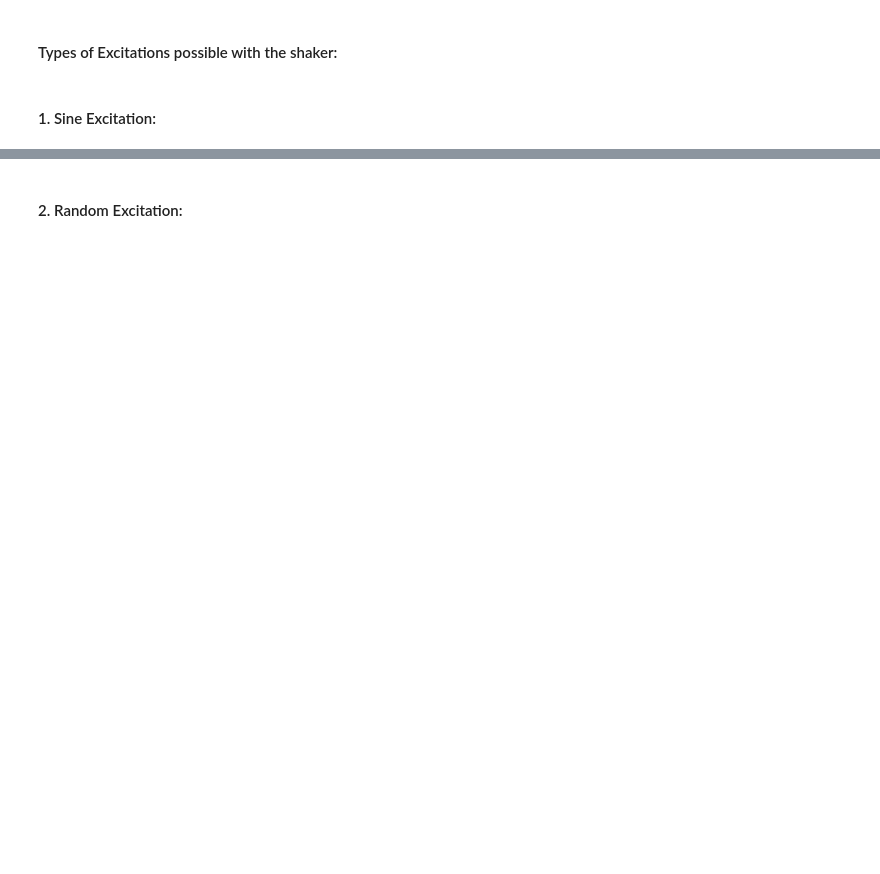
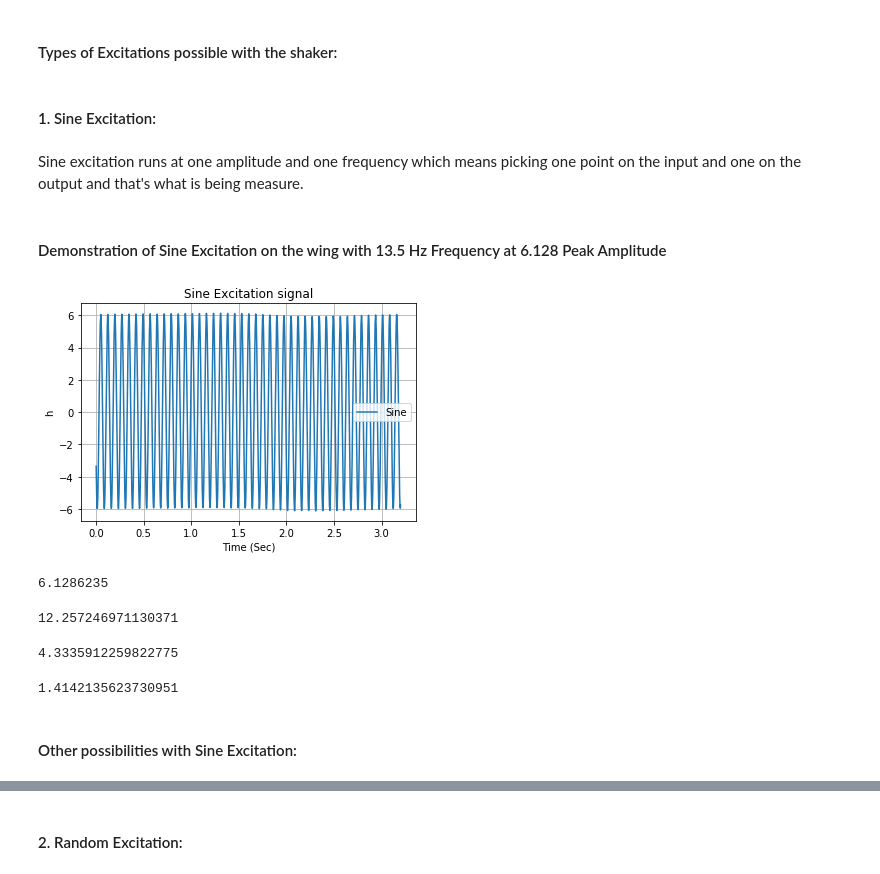
Before and after one commit to josephcslater/MAC_and_Modalupdating, a Jupyter notebook: MAC_JupyterNotebook/MACandModelCorrection.ipynb, the cells around one changed output, grey strips where cells are left out. Drawn from its saved outputs; the diff is of its cells as text; code cells hidden in the pictures; blank space fills up the shorter version.

```diff
--- a/MAC_JupyterNotebook/MACandModelCorrection.ipynb
+++ b/MAC_JupyterNotebook/MACandModelCorrection.ipynb
@@ -467,5 +481,60 @@ They have a robust design, can take beating for many years, and they come in dif
 #### Types of Excitations possible with the shaker:
 # %% [markdown]
 #### 1. Sine Excitation:
+# %% [markdown]
+Sine excitation runs at one amplitude and one frequency which means picking one point on the input and one on the output and that's what is being measure.
+# %% [markdown]
+#### Demonstration of Sine Excitation on the wing with 13.5 Hz Frequency at 6.128 Peak Amplitude
+# %%
+
+%matplotlib inline
+mat_contents=sio.loadmat('sine/Sine.mat')
+
+
+Gaa = mat_contents['PSD_chan_1']
+Gbb = mat_contents['PSD_chan_2']
+Time = mat_contents['Time_domain']
+Sine = mat_contents['Time_chan_1']
+
+mean = sum(Sine)/len(Sine)
+Sine= Sine-mean
+
+fig=plt.figure()
+plt.title('Sine Excitation signal')
+plt.plot(Time, Sine, label='Sine')
+
+plt.xlabel('Time (Sec)')
+plt.ylabel('h')
+plt.grid()
+
+plt.legend()
+plt.show()
+
+Peak= np.max(Sine)
+
+Peak_to_Peak= 2*Peak
+
+RMS = np.max(Sine)/np.sqrt(2)
+# %% [output]
+[figure, added]
+# %%
+Peak
+# %% [output]
+6.1286235
+# %%
+Peak_to_Peak
+# %% [output]
+12.257246971130371
+# %%
+RMS
+# %% [output]
+4.3335912259822775
+# %%
+Crest_factor_of_Sine_wave = np.max(Sine)/RMS
+Crest_factor_of_Sine_wave
+# %% [output]
+1.4142135623730951
+# %% [markdown]
+#### Other possibilities with Sine Excitation:
 # %% [markdown]
 
```
Also changed, not shown: parts of 24 cells of this notebook, 9 other files.
